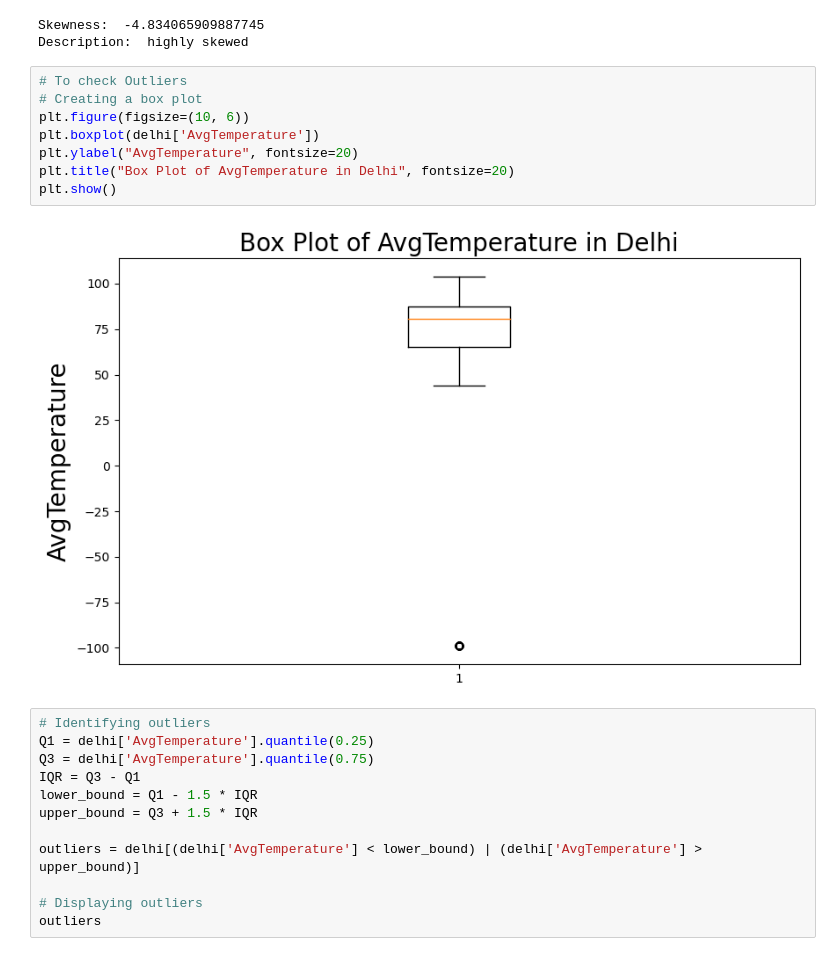
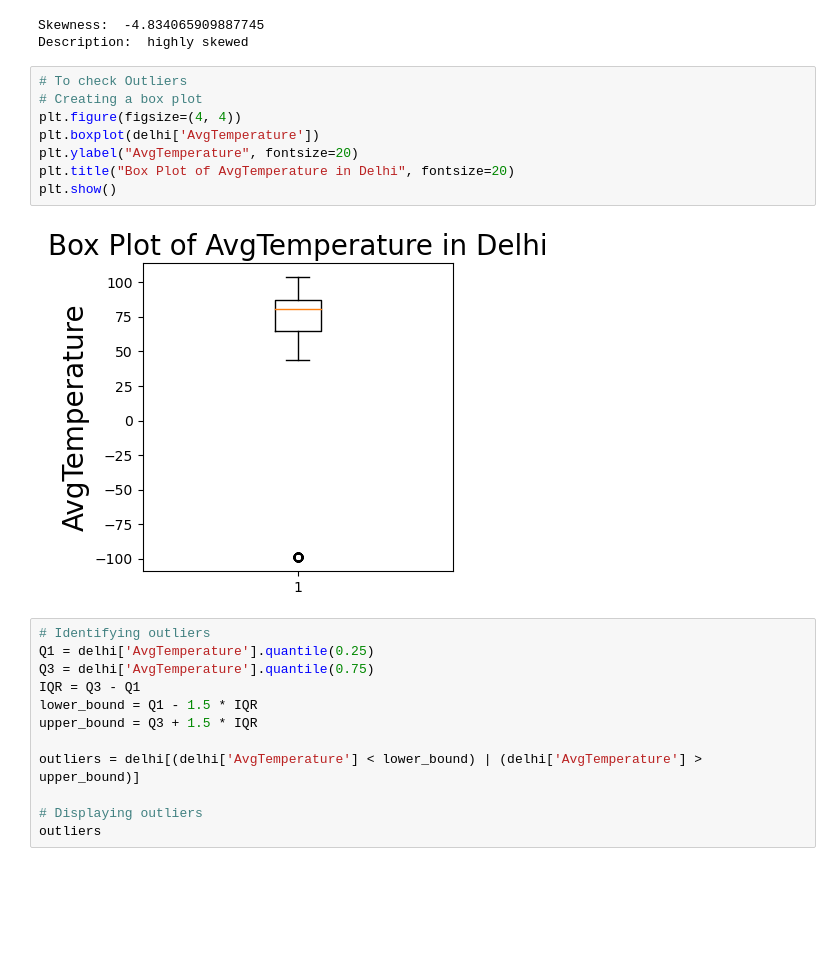
Before and after one commit to sidiquegithub/FIRST-REPO, a Jupyter notebook: CODE/Untitled.ipynb, the cells around one changed output. Drawn from its saved outputs; the diff is of its cells as text; blank space fills up the shorter version.

```diff
--- a/CODE/Untitled.ipynb
+++ b/CODE/Untitled.ipynb
@@ -105,13 +109,13 @@ Description:  highly skewed
 # %%
 # To check Outliers
 # Creating a box plot
-plt.figure(figsize=(10, 6))
+plt.figure(figsize=(4, 4))
 plt.boxplot(delhi['AvgTemperature'])
 plt.ylabel("AvgTemperature", fontsize=20)
 plt.title("Box Plot of AvgTemperature in Delhi", fontsize=20)
 plt.show()
 # %% [output]
-[figure, old version]
+[figure, new version]
 # %%
 # Identifying outliers
 Q1 = delhi['AvgTemperature'].quantile(0.25)
```
Also changed, not shown: parts of 13 cells of this notebook.
